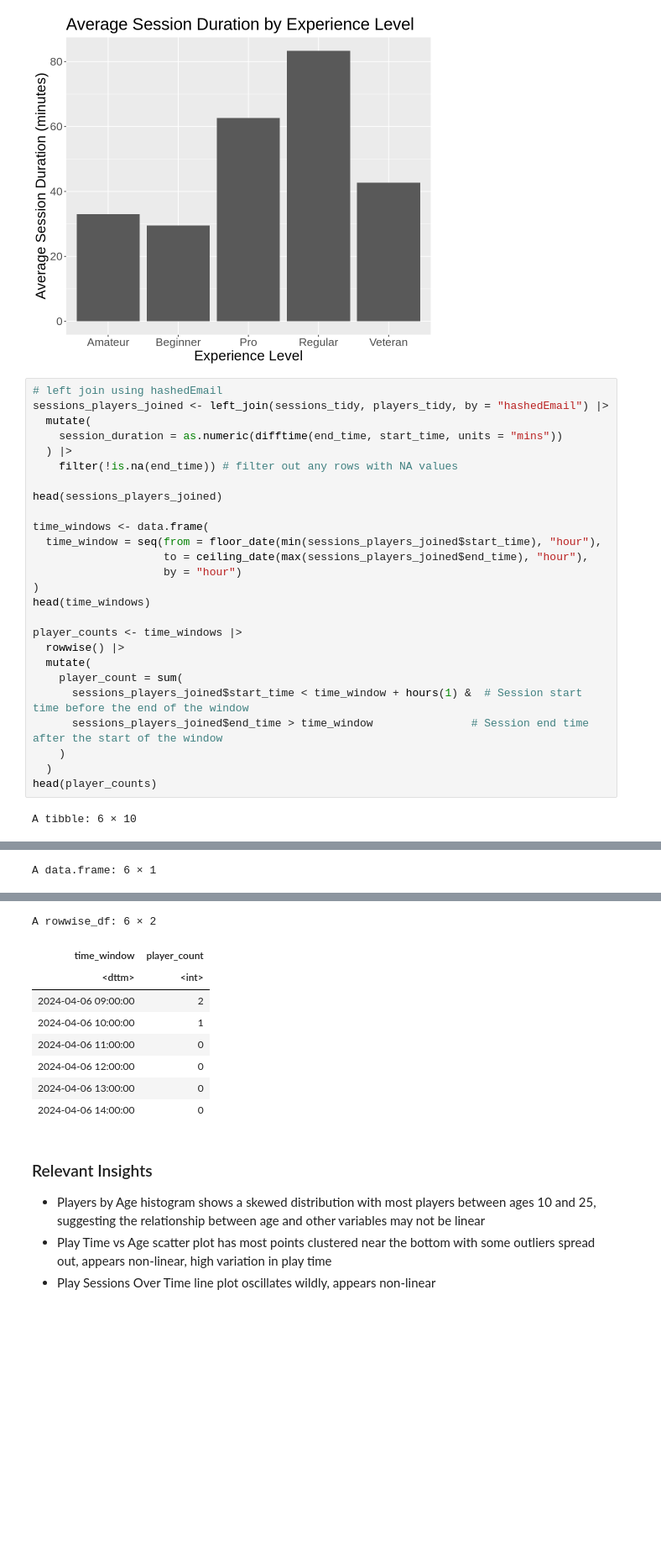
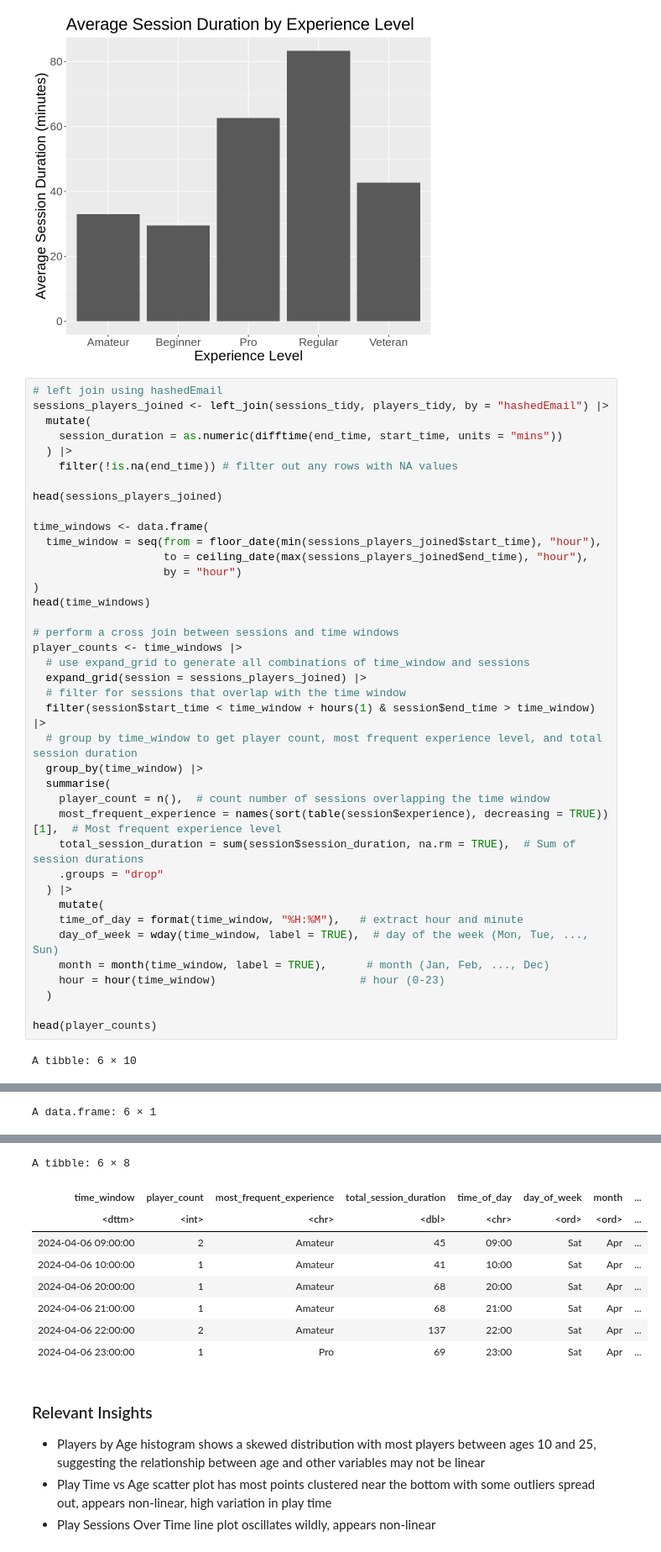
Before and after one commit to xhgchen/dsci-100-2024w1-group-008-17, a Jupyter notebook: project_final_report_008-17.ipynb, the cells around one changed output, grey strips where cells are left out. Shown at 84% size. Cells and saved outputs as stored; diff of their text form; blank space fills up the shorter version.

Commit message:
Place all potential predictors in a tibble

```diff
--- a/project_final_report_008-17.ipynb
+++ b/project_final_report_008-17.ipynb
@@ -222,48 +222,61 @@ head(sessions_players_joined)
 
 time_windows <- data.frame(
   time_window = seq(from = floor_date(min(sessions_players_joined$start_time), "hour"),
                     to = ceiling_date(max(sessions_players_joined$end_time), "hour"),
                     by = "hour")
 )
 head(time_windows)
 
+# perform a cross join between sessions and time windows
 player_counts <- time_windows |>
-  rowwise() |>
-  mutate(
-    player_count = sum(
-      sessions_players_joined$start_time < time_window + hours(1) &  # Session start time before the end of the window
-      sessions_players_joined$end_time > time_window               # Session end time after the start of the window
-    )
+  # use expand_grid to generate all combinations of time_window and sessions
+  expand_grid(session = sessions_players_joined) |>
+  # filter for sessions that overlap with the time window
+  filter(session$start_time < time_window + hours(1) & session$end_time > time_window) |>
+  # group by time_window to get player count, most frequent experience level, and total session duration
+  group_by(time_window) |>
+  summarise(
+    player_count = n(),  # count number of sessions overlapping the time window
+    most_frequent_experience = names(sort(table(session$experience), decreasing = TRUE))[1],  # Most frequent experience level
+    total_session_duration = sum(session$session_duration, na.rm = TRUE),  # Sum of session durations
+    .groups = "drop"
+  ) |>
+    mutate(
+    time_of_day = format(time_window, "%H:%M"),   # extract hour and minute
+    day_of_week = wday(time_window, label = TRUE),  # day of the week (Mon, Tue, ..., Sun)
+    month = month(time_window, label = TRUE),      # month (Jan, Feb, ..., Dec)
+    hour = hour(time_window)                      # hour (0-23)
   )
+
 head(player_counts)
 # %% [output]
 A tibble: 6 × 10
 | hashedEmail | start_time | end_time | experience | subscribe | played_hours | name | gender | age | ... |
 | <chr> | <dttm> | <dttm> | <chr> | <lgl> | <dbl> | <chr> | <chr> | <dbl> | ... |
 | bfce39c89d6549f2bb94d8064d3ce69dc... | 2024-06-30 18:12:00 | 2024-06-30 18:24:00 | Regular | TRUE | 223.1 | Hiroshi | Male | 17 | ... |
 | 36d9cbb4c6bc0c1a6911436d2da0d09ec... | 2024-06-17 23:33:00 | 2024-06-17 23:46:00 | Amateur | TRUE | 53.9 | Alex | Male | 17 | ... |
 | f8f5477f5a2e53616ae37421b1c660b97... | 2024-07-25 17:34:00 | 2024-07-25 17:57:00 | Amateur | TRUE | 150.0 | Delara | Female | 16 | ... |
 | bfce39c89d6549f2bb94d8064d3ce69dc... | 2024-07-25 03:22:00 | 2024-07-25 03:58:00 | Regular | TRUE | 223.1 | Hiroshi | Male | 17 | ... |
 | 36d9cbb4c6bc0c1a6911436d2da0d09ec... | 2024-05-25 16:01:00 | 2024-05-25 16:12:00 | Amateur | TRUE | 53.9 | Alex | Male | 17 | ... |
 | bfce39c89d6549f2bb94d8064d3ce69dc... | 2024-06-23 15:08:00 | 2024-06-23 17:10:00 | Regular | TRUE | 223.1 | Hiroshi | Male | 17 | ... |
 A data.frame: 6 × 1
 |  | time_window |
 |  | <dttm> |
 | 1 | 2024-04-06 09:00:00 |
 | 2 | 2024-04-06 10:00:00 |
 | 3 | 2024-04-06 11:00:00 |
 | 4 | 2024-04-06 12:00:00 |
 | 5 | 2024-04-06 13:00:00 |
 | 6 | 2024-04-06 14:00:00 |
-A rowwise_df: 6 × 2
+A tibble: 6 × 8
-| time_window | player_count |
-| <dttm> | <int> |
-| 2024-04-06 09:00:00 | 2 |
-| 2024-04-06 10:00:00 | 1 |
-| 2024-04-06 11:00:00 | 0 |
-| 2024-04-06 12:00:00 | 0 |
-| 2024-04-06 13:00:00 | 0 |
-| 2024-04-06 14:00:00 | 0 |
+| time_window | player_count | most_frequent_experience | total_session_duration | time_of_day | day_of_week | month | ... |
+| <dttm> | <int> | <chr> | <dbl> | <chr> | <ord> | <ord> | ... |
+| 2024-04-06 09:00:00 | 2 | Amateur | 45 | 09:00 | Sat | Apr | ... |
+| 2024-04-06 10:00:00 | 1 | Amateur | 41 | 10:00 | Sat | Apr | ... |
+| 2024-04-06 20:00:00 | 1 | Amateur | 68 | 20:00 | Sat | Apr | ... |
+| 2024-04-06 21:00:00 | 1 | Amateur | 68 | 21:00 | Sat | Apr | ... |
+| 2024-04-06 22:00:00 | 2 | Amateur | 137 | 22:00 | Sat | Apr | ... |
+| 2024-04-06 23:00:00 | 1 | Pro | 69 | 23:00 | Sat | Apr | ... |
 # %% [markdown]
 ### Relevant Insights
 - Players by Age histogram shows a skewed distribution with most players between ages 10 and 25, suggesting the relationship between age and other variables may not be linear
```
